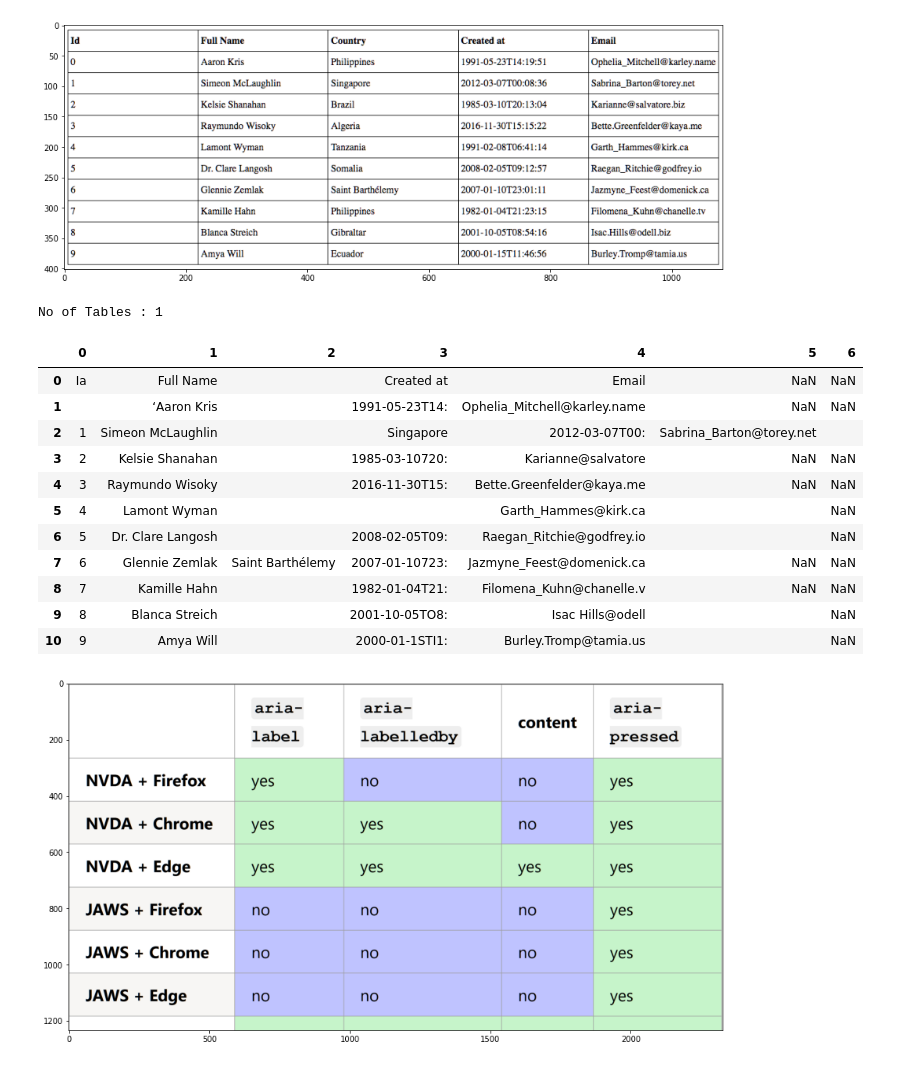
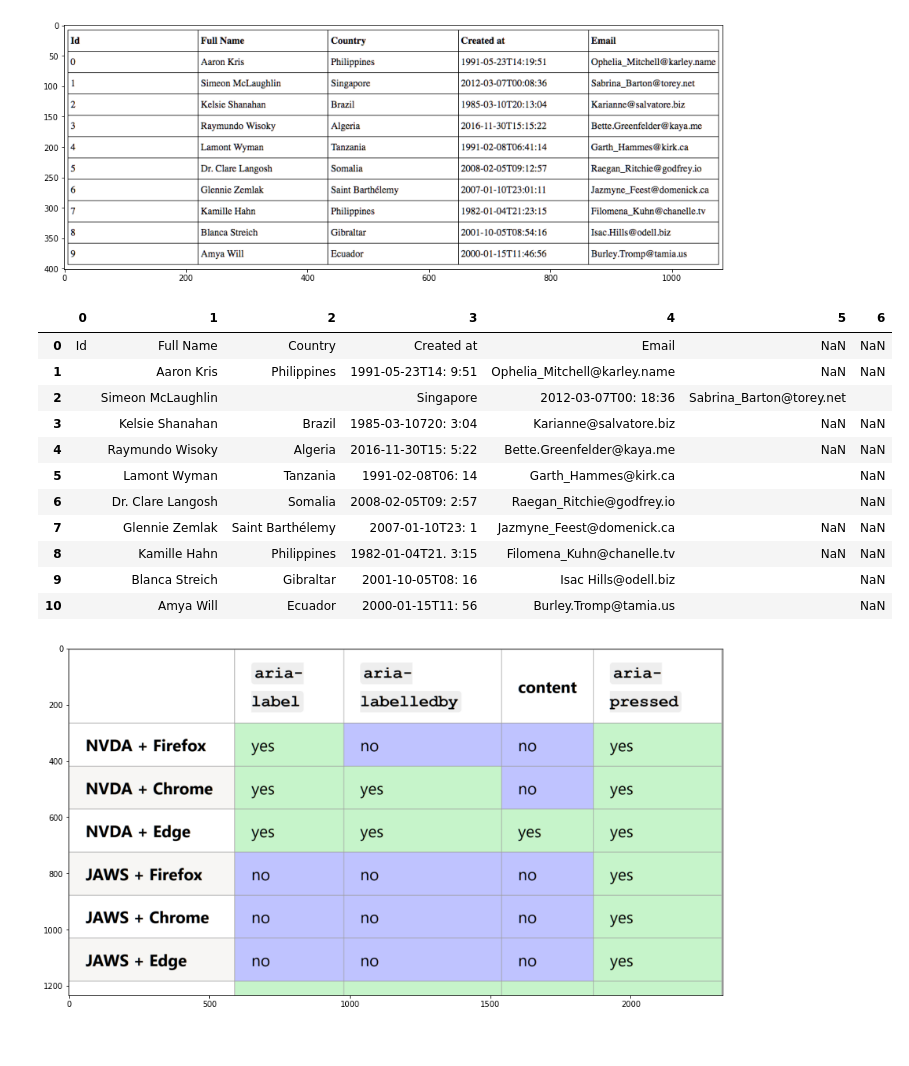
Before and after one commit to sachindevsharma/Table_Data_from_Images, a Jupyter notebook: Demo.ipynb, the cells around one changed output. Saved outputs shown, nothing was run; the diff lists cells and outputs as text; code cells hidden in the pictures.

```diff
--- a/Demo.ipynb
+++ b/Demo.ipynb
@@ -44,22 +64,21 @@ display_image(image)
 # %% [output]
 [figure]
 # %%
-table = ex.extract_table_data('Images/grid_table01.png')
+table_image, table = ex.extract_table_data('Images/grid_table01.png')
 table
 # %% [output]
-No of Tables : 1
 |  | 0 | 1 | 2 | 3 | 4 | 5 | 6 |
-| 0 | Ia | Full Name |  | Created at | Email | NaN | NaN |
-| 1 |  | ‘Aaron Kris |  | 1991-05-23T14: | Ophelia_Mitchell@karley.name | NaN | NaN |
-| 2 | 1 | Simeon McLaughlin |  | Singapore | 2012-03-07T00: | Sabrina_Barton@torey.net |  |
-| 3 | 2 | Kelsie Shanahan |  | 1985-03-10720: | Karianne@salvatore | NaN | NaN |
-| 4 | 3 | Raymundo Wisoky |  | 2016-11-30T15: | Bette.Greenfelder@kaya.me | NaN | NaN |
-| 5 | 4 | Lamont Wyman |  |  | Garth_Hammes@kirk.ca |  | NaN |
-| 6 | 5 | Dr. Clare Langosh |  | 2008-02-05T09: | Raegan_Ritchie@godfrey.io |  | NaN |
-| 7 | 6 | Glennie Zemlak | Saint Barthélemy | 2007-01-10723: | Jazmyne_Feest@domenick.ca | NaN | NaN |
-| 8 | 7 | Kamille Hahn |  | 1982-01-04T21: | Filomena_Kuhn@chanelle.v | NaN | NaN |
-| 9 | 8 | Blanca Streich |  | 2001-10-05TO8: | Isac Hills@odell |  | NaN |
-| 10 | 9 | Amya Will |  | 2000-01-1STI1: | Burley.Tromp@tamia.us |  | NaN |
+| 0 | Id | Full Name | Country | Created at | Email | NaN | NaN |
+| 1 |  | Aaron Kris | Philippines | 1991-05-23T14: 9:51 | Ophelia_Mitchell@karley.name | NaN | NaN |
+| 2 |  | Simeon McLaughlin |  | Singapore | 2012-03-07T00: 18:36 | Sabrina_Barton@torey.net |  |
+| 3 |  | Kelsie Shanahan | Brazil | 1985-03-10720: 3:04 | Karianne@salvatore.biz | NaN | NaN |
+| 4 |  | Raymundo Wisoky | Algeria | 2016-11-30T15: 5:22 | Bette.Greenfelder@kaya.me | NaN | NaN |
+| 5 |  | Lamont Wyman | Tanzania | 1991-02-08T06: 14 | Garth_Hammes@kirk.ca |  | NaN |
+| 6 |  | Dr. Clare Langosh | Somalia | 2008-02-05T09: 2:57 | Raegan_Ritchie@godfrey.io |  | NaN |
+| 7 |  | Glennie Zemlak | Saint Barthélemy | 2007-01-10T23: 1 | Jazmyne_Feest@domenick.ca | NaN | NaN |
+| 8 |  | Kamille Hahn | Philippines | 1982-01-04T21. 3:15 | Filomena_Kuhn@chanelle.tv | NaN | NaN |
+| 9 |  | Blanca Streich | Gibraltar | 2001-10-05T08: 16 | Isac Hills@odell.biz |  | NaN |
+| 10 |  | Amya Will | Ecuador | 2000-01-15T11: 56 | Burley.Tromp@tamia.us |  | NaN |
 # %%
 image = cv2.imread('Images/grid_table02.png')
 display_image(image)
```
Also changed, not shown: parts of 15 cells of this notebook, 4 other files.
